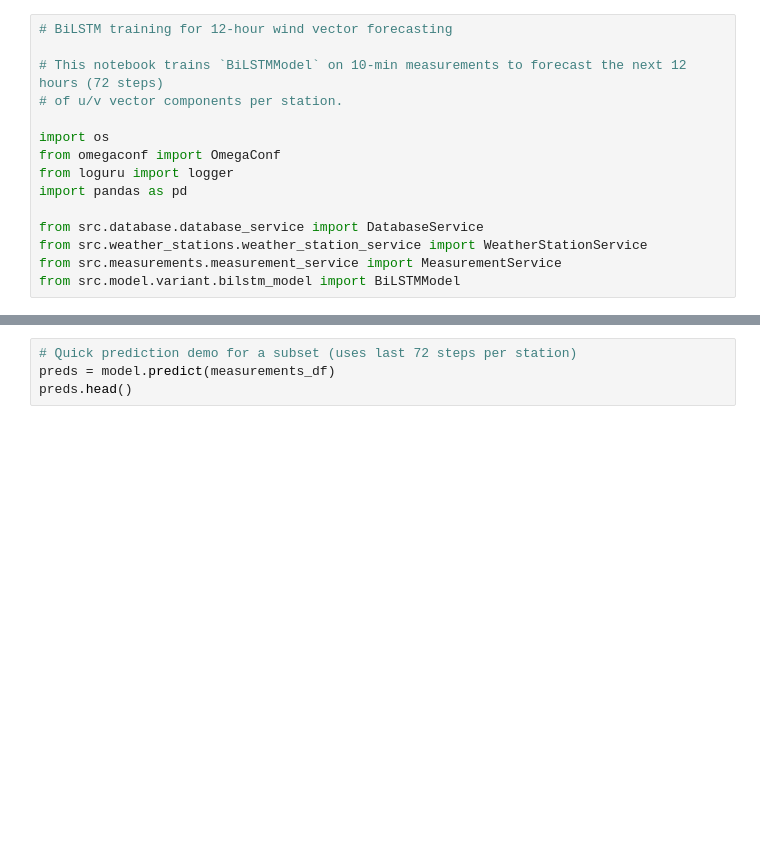
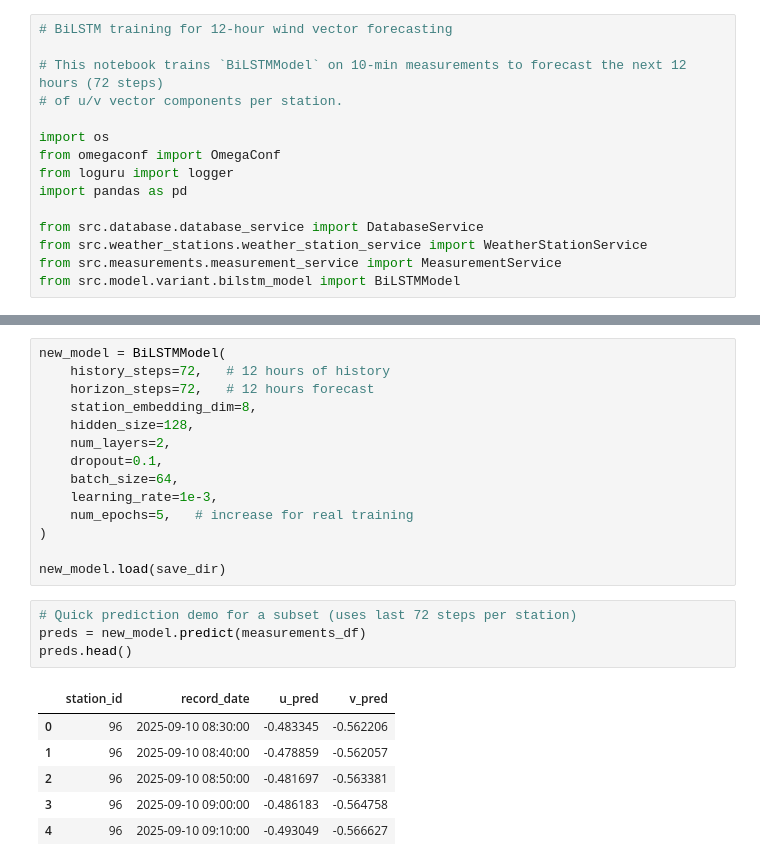
Before and after one commit to cedman98/bachelor-project, a Jupyter notebook: notebook/bilstm_model.ipynb, the cells around one changed output, grey strips where cells are left out. Saved outputs shown, nothing was run; the diff lists cells and outputs as text; blank space fills up the shorter version.

```diff
--- a/notebook/bilstm_model.ipynb
+++ b/notebook/bilstm_model.ipynb
@@ -76,4 +118,25 @@ logger.info(f"Saved BiLSTM model to {save_dir}")
+# %%
+new_model = BiLSTMModel(
+    history_steps=72,   # 12 hours of history
+    horizon_steps=72,   # 12 hours forecast
+    station_embedding_dim=8,
+    hidden_size=128,
+    num_layers=2,
+    dropout=0.1,
+    batch_size=64,
+    learning_rate=1e-3,
+    num_epochs=5,   # increase for real training
+)
+
+new_model.load(save_dir)
 # %%
 # Quick prediction demo for a subset (uses last 72 steps per station)
-preds = model.predict(measurements_df)
+preds = new_model.predict(measurements_df)
 preds.head()
+# %% [output]
+|  | station_id | record_date | u_pred | v_pred |
+| 0 | 96 | 2025-09-10 08:30:00 | -0.483345 | -0.562206 |
+| 1 | 96 | 2025-09-10 08:40:00 | -0.478859 | -0.562057 |
+| 2 | 96 | 2025-09-10 08:50:00 | -0.481697 | -0.563381 |
+| 3 | 96 | 2025-09-10 09:00:00 | -0.486183 | -0.564758 |
+| 4 | 96 | 2025-09-10 09:10:00 | -0.493049 | -0.566627 |
```
Also changed, not shown: parts of 9 cells of this notebook, 1 other file.
